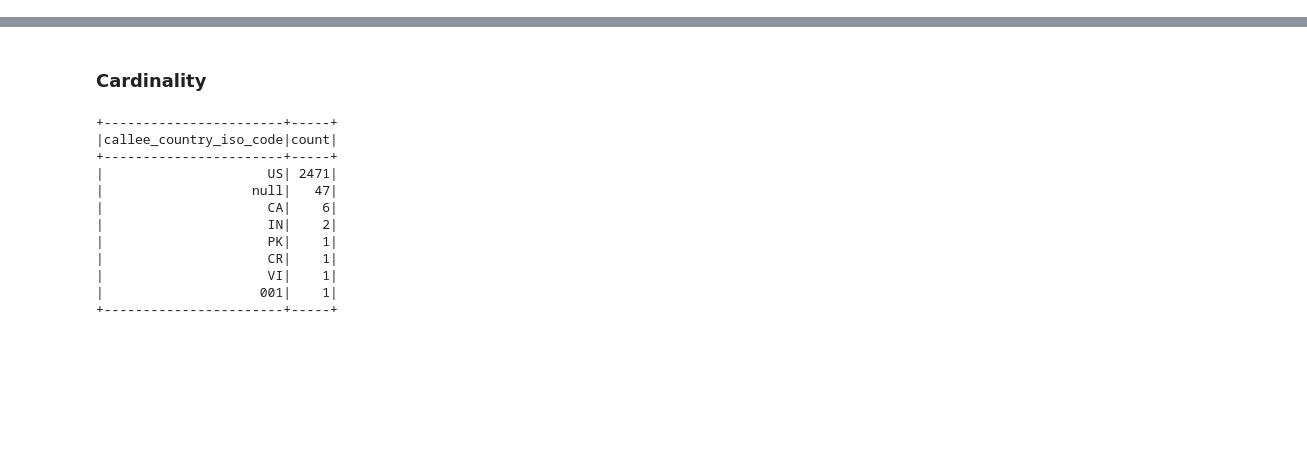
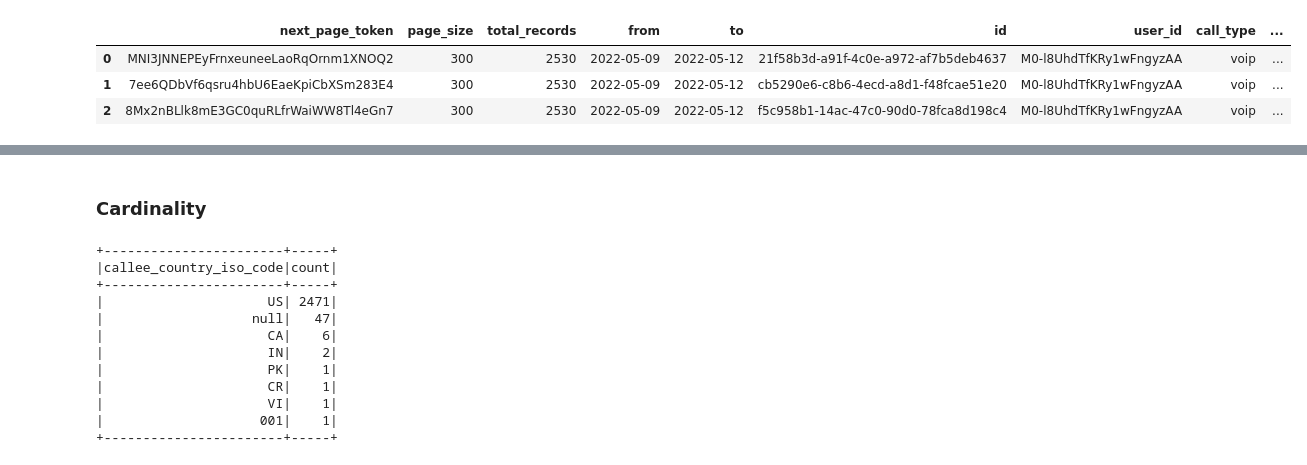
Before and after one commit to cpassorelli/call-reports, a Jupyter notebook: ipython/call-logs.ipynb, the cells around one changed output, grey strips where cells are left out. Saved outputs shown, nothing was run; the diff lists cells and outputs as text; code cells hidden in the pictures; blank space fills up the shorter version.

```diff
--- a/ipython/call-logs.ipynb
+++ b/ipython/call-logs.ipynb
@@ -180,0 +273,13 @@ table.limit(5).toPandas()
+# %%
+# SpendMend: (616) 257-6300
+(
+    table
+    .where(col('direction') == 'inbound')
+    .where(col('caller_name').rlike('Atrium'))
+    .toPandas()
+)
+# %% [output]
+|  | next_page_token | page_size | total_records | from | to | id | user_id | call_type | ... |
+| 0 | MNI3JNNEPEyFrnxeuneeLaoRqOrnm1XNOQ2 | 300 | 2530 | 2022-05-09 | 2022-05-12 | 21f58b3d-a91f-4c0e-a972-af7b5deb4637 | M0-l8UhdTfKRy1wFngyzAA | voip | ... |
+| 1 | 7ee6QDbVf6qsru4hbU6EaeKpiCbXSm283E4 | 300 | 2530 | 2022-05-09 | 2022-05-12 | cb5290e6-c8b6-4ecd-a8d1-f48fcae51e20 | M0-l8UhdTfKRy1wFngyzAA | voip | ... |
+| 2 | 8Mx2nBLlk8mE3GC0quRLfrWaiWW8Tl4eGn7 | 300 | 2530 | 2022-05-09 | 2022-05-12 | f5c958b1-14ac-47c0-90d0-78fca8d198c4 | M0-l8UhdTfKRy1wFngyzAA | voip | ... |
```
Also changed, not shown: parts of 18 cells of this notebook, 5 other files.
